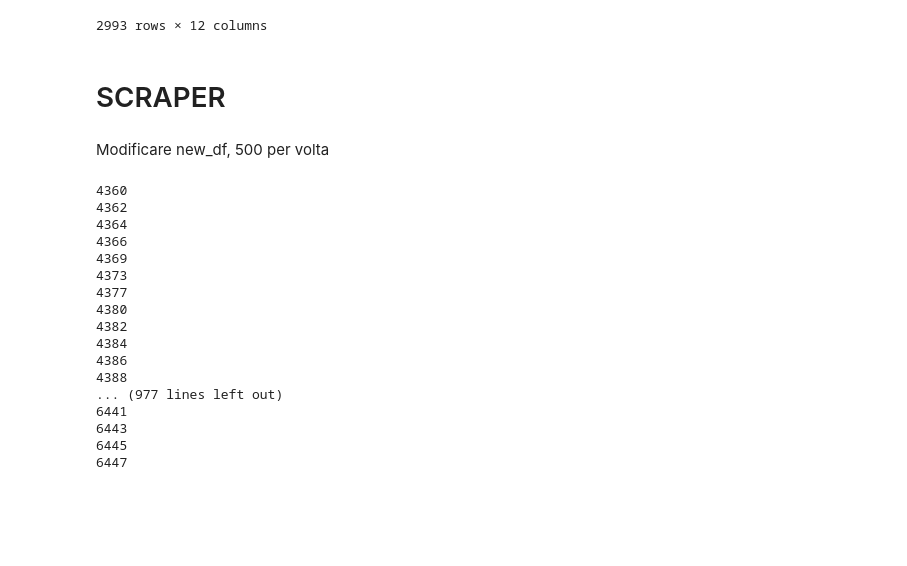
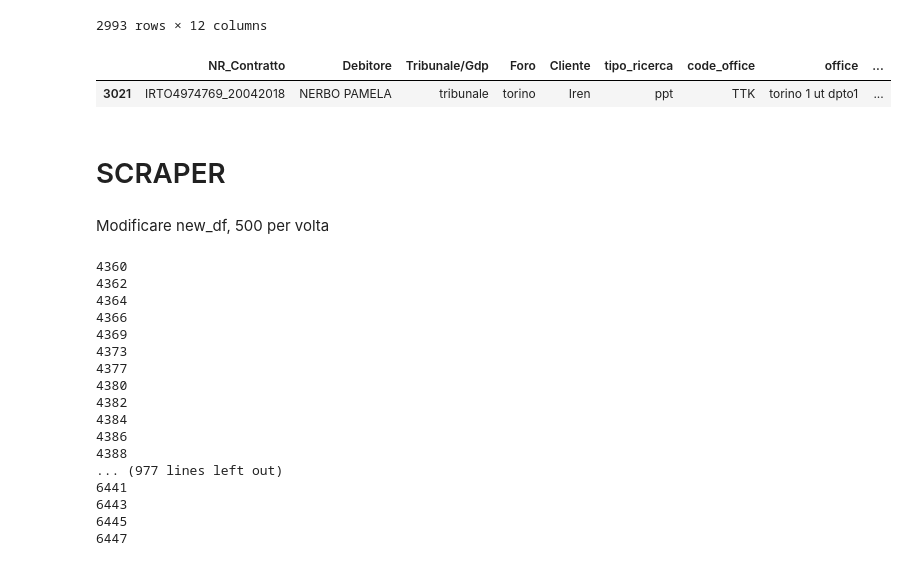
Before and after one commit to ClaudiaEsposit/Scraping_ade, a Jupyter notebook: 1_Main.ipynb, the cells around one changed output. Saved outputs shown, nothing was run; the diff lists cells and outputs as text; code cells hidden in the pictures; blank space fills up the shorter version.

```diff
--- a/1_Main.ipynb
+++ b/1_Main.ipynb
@@ -438,6 +438,11 @@ See the caveats in the documentation: https://pandas.pydata.org/pandas-docs/stab
 | 6445 | XUB386298 | PESCE MAURO | tribunale | pescara | Sirio | monitoria | TAU | pescara ut dppe | ... |
 | 6447 | XUB388609 | MERLINO TETTI S.R.L. | giudice | crema | Sirio | monitoria | TMZ | crema ut dpcr | ... |
 2993 rows × 12 columns
+# %%
+diff_rows[diff_rows['Debitore']=='NERBO PAMELA']
+# %% [output]
+|  | NR_Contratto | Debitore | Tribunale/Gdp | Foro | Cliente | tipo_ricerca | code_office | office | ... |
+| 3021 | IRTO4974769_20042018 | NERBO PAMELA | tribunale | torino | Iren | ppt | TTK | torino 1 ut dpto1 | ... |
 # %% [markdown]
 # SCRAPER
 # %% [markdown]
```
Also changed, not shown: 10 other files.
